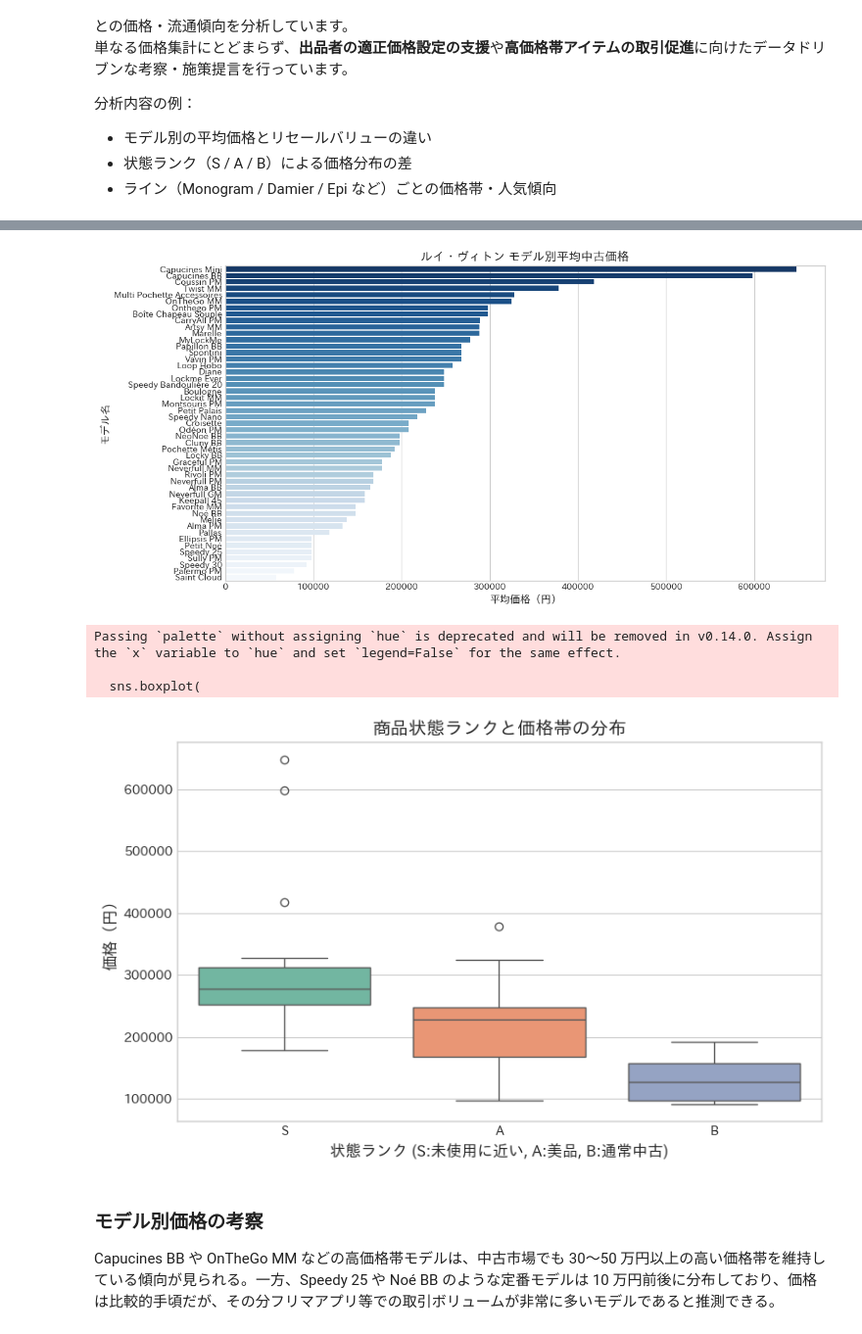
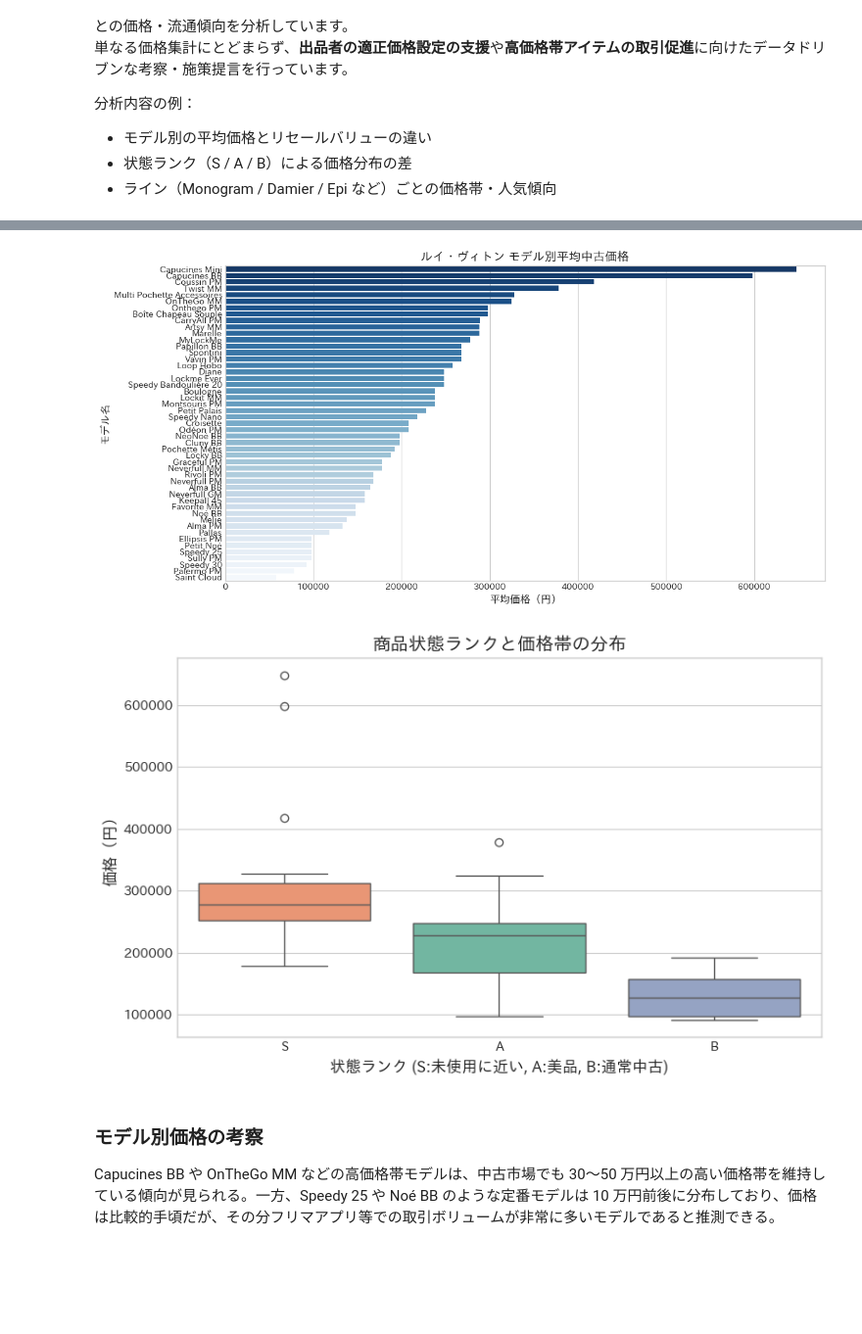
Before and after one commit to ran031027/lv-bag-resale-analysis, a Jupyter notebook: lv-bag-resale-analysis.ipynb, the cells around one changed output, grey strips where cells are left out. Shown at 98% size. Saved outputs shown, nothing was run; the diff lists cells and outputs as text; code cells hidden in the pictures; blank space fills up the shorter version.

```diff
--- a/lv-bag-resale-analysis.ipynb
+++ b/lv-bag-resale-analysis.ipynb
@@ -36,38 +36,39 @@ plt.style.use('seaborn-v0_8-whitegrid')
 # 最後に日本語フォントを有効化
 import japanize_matplotlib
 # %%
-# 必要なライブラリをインストール（1回でOK）
-!pip install japanize-matplotlib
-
-# ライブラリのインポート
+# 必要なライブラリのインポート
 import pandas as pd
 import matplotlib.pyplot as plt
 import seaborn as sns
 import japanize_matplotlib  # 日本語フォントを有効化
 
-# データの読み込みと整形
-df_raw = pd.read_excel('lv_bags.csv.xlsx')
-col_name = df_raw.columns[0]
-headers = col_name.split(',')
-data_rows = [str(val).split(',') for val in df_raw[col_name]]
-df = pd.DataFrame(data_rows, columns=headers)
+# 1. データの読み込みと整形
+# csvがexcel形式で保存されている場合は read_csv または sep=',' を指定して読み込みます
+try:
+    df = pd.read_csv('lv_bags.csv.xlsx')
+except Exception:
+    # 万が一Excelとして1列に入っている場合の手動パース（余分な空白を除去）
+    df_raw = pd.read_excel('lv_bags.csv.xlsx')
+    col_name = df_raw.columns[0]
+    headers = [h.strip() for h in col_name.split(',')]
+    data_rows = [[str(v).strip() for v in str(val).split(',')] for val in df_raw[col_name]]
+    df = pd.DataFrame(data_rows, columns=headers)
 
-# 数値データの型変換
-df['価格'] = df['価格'].astype(int)
-df['製造年'] = df['製造年'].astype(int)
+# 数値データの型変換と不要な空白の除去
+for col in df.select_dtypes(include='object').columns:
+    df[col] = df[col].astype(str).str.strip()
+
+df['価格'] = pd.to_numeric(df['価格'], errors='coerce').fillna(0).astype(int)
+df['製造年'] = pd.to_numeric(df['製造年'], errors='coerce').fillna(0).astype(int)
 
 print("データの整形が完了しました！")
 print(df.head())
 
-# ------- ここからグラフ描画 --------
+# 2. グラフ描画スタイルの設定
+plt.style.use('seaborn-v0_8-whitegrid')
+japanize_matplotlib.japanize()  # スタイル設定後に日本語化を適用
 
-# 1. デザインスタイルの設定（※スタイル設定でフォントがリセットされます）
-plt.style.use('seaborn-v0_8-whitegrid')
-
-# 2. ★ここで日本語化を再適用（スタイル設定の後に書くのがポイント）★
-japanize_matplotlib.japanize()
-
-# --- 1. 商品名（モデル）ごとの平均価格分析 ---
+# --- Graph 1. モデル別平均中古価格 ---
 plt.figure(figsize=(12, 6))
 model_price = df.groupby('商品名')['価格'].mean().sort_values(ascending=False)
 
@@ -86,7 +87,7 @@ plt.tight_layout()
 plt.savefig('model_price_analysis.png')
 plt.show()
 
-# --- 2. 状態ランク別（S, A, Bなど）の価格分布 ---
+# --- Graph 2. 商品状態ランクと価格帯の分布 ---
 plt.figure(figsize=(8, 5))
 condition_order = ['S', 'A', 'B']  # 美品〜通常中古
 
@@ -95,7 +96,9 @@ sns.boxplot(
     x='状態',
     y='価格',
     order=condition_order,
-    palette='Set2'
+    hue='状態',        # ★ paletteを使用する際は hue を指定
+    palette='Set2',
+    legend=False      # ★ 凡例を非表示
 )
 
 plt.title('商品状態ランクと価格帯の分布', fontsize=14)
@@ -121,12 +121,9 @@ Requirement already satisfied: six>=1.5 in /usr/local/lib/python3.12/dist-packag
 1  2024  2026-07-01
 2  2023  2026-07-02
 3  2022  2026-07-02
 4  2020  2026-07-03
 [figure]
-Passing `palette` without assigning `hue` is deprecated and will be removed in v0.14.0. Assign the `x` variable to `hue` and set `legend=False` for the same effect.
-
-  sns.boxplot(
-[figure, old version]
+[figure, new version]
 # %% [markdown]
 ### モデル別価格の考察
 
```
Also changed, not shown: parts of 1 cell of this notebook.
